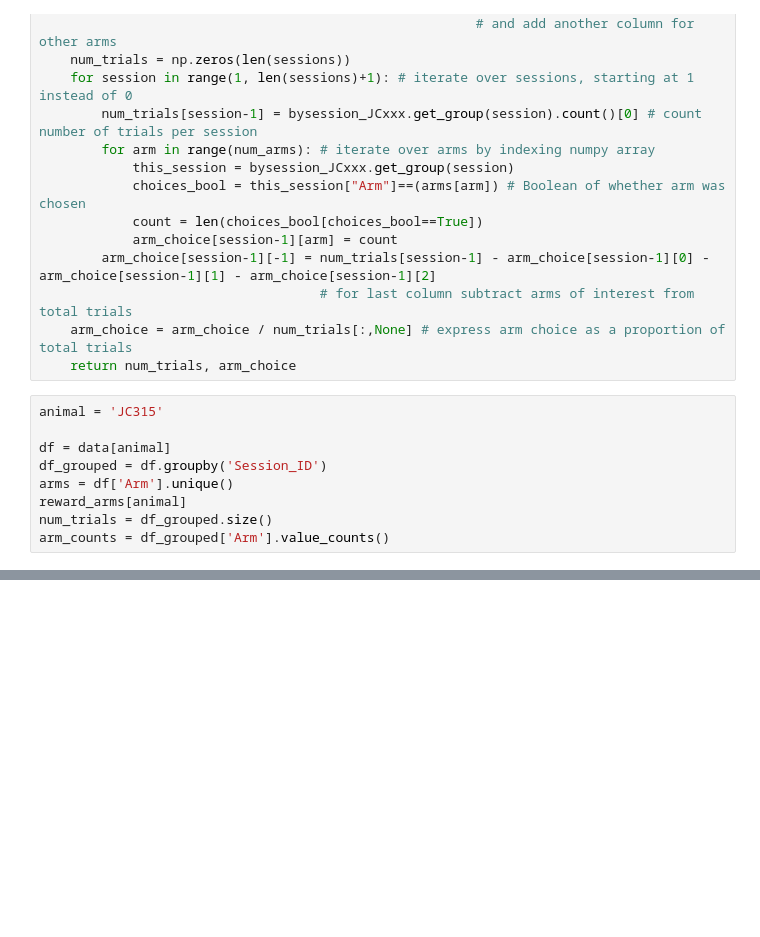
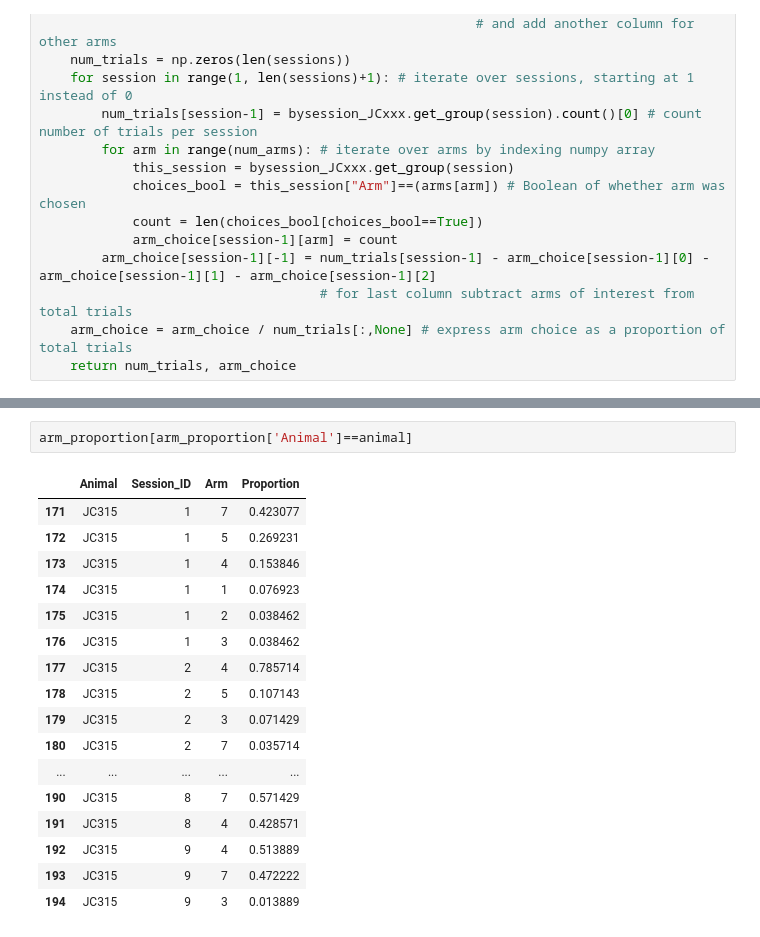
Before and after one commit to acumpelik/mPFC-analysis, a Jupyter notebook: analyzeBehavior.ipynb, the cells around one changed output, grey strips where cells are left out. Drawn from its saved outputs; the diff is of its cells as text; blank space fills up the shorter version.

```diff
--- a/analyzeBehavior.ipynb
+++ b/analyzeBehavior.ipynb
@@ -289,12 +273,3 @@ def get_arm_choice(JCxxx, rewardArms):
                                     # for last column subtract arms of interest from total trials
     arm_choice = arm_choice / num_trials[:,None] # express arm choice as a proportion of total trials
     return num_trials, arm_choice
-# %%
-animal = 'JC315'
-
-df = data[animal]
-df_grouped = df.groupby('Session_ID')
-arms = df['Arm'].unique()
-reward_arms[animal]
-num_trials = df_grouped.size()
-arm_counts = df_grouped['Arm'].value_counts()
@@ -345,0 +314,20 @@ arm_counts[animal][session][arm]
+# %%
+arm_proportion[arm_proportion['Animal']==animal]
+# %% [output]
+|  | Animal | Session_ID | Arm | Proportion |
+| 171 | JC315 | 1 | 7 | 0.423077 |
+| 172 | JC315 | 1 | 5 | 0.269231 |
+| 173 | JC315 | 1 | 4 | 0.153846 |
+| 174 | JC315 | 1 | 1 | 0.076923 |
+| 175 | JC315 | 1 | 2 | 0.038462 |
+| 176 | JC315 | 1 | 3 | 0.038462 |
+| 177 | JC315 | 2 | 4 | 0.785714 |
+| 178 | JC315 | 2 | 5 | 0.107143 |
+| 179 | JC315 | 2 | 3 | 0.071429 |
+| 180 | JC315 | 2 | 7 | 0.035714 |
+| ... | ... | ... | ... | ... |
+| 190 | JC315 | 8 | 7 | 0.571429 |
+| 191 | JC315 | 8 | 4 | 0.428571 |
+| 192 | JC315 | 9 | 4 | 0.513889 |
+| 193 | JC315 | 9 | 7 | 0.472222 |
+| 194 | JC315 | 9 | 3 | 0.013889 |
```
Also changed, not shown: parts of 17 cells of this notebook.
